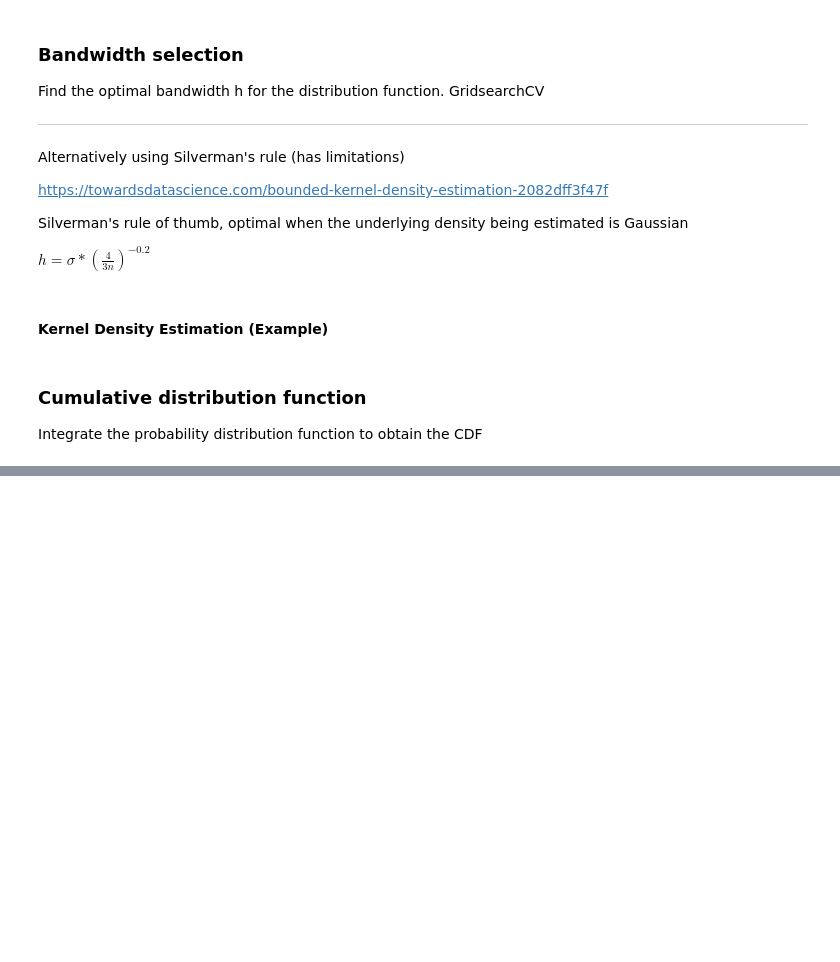
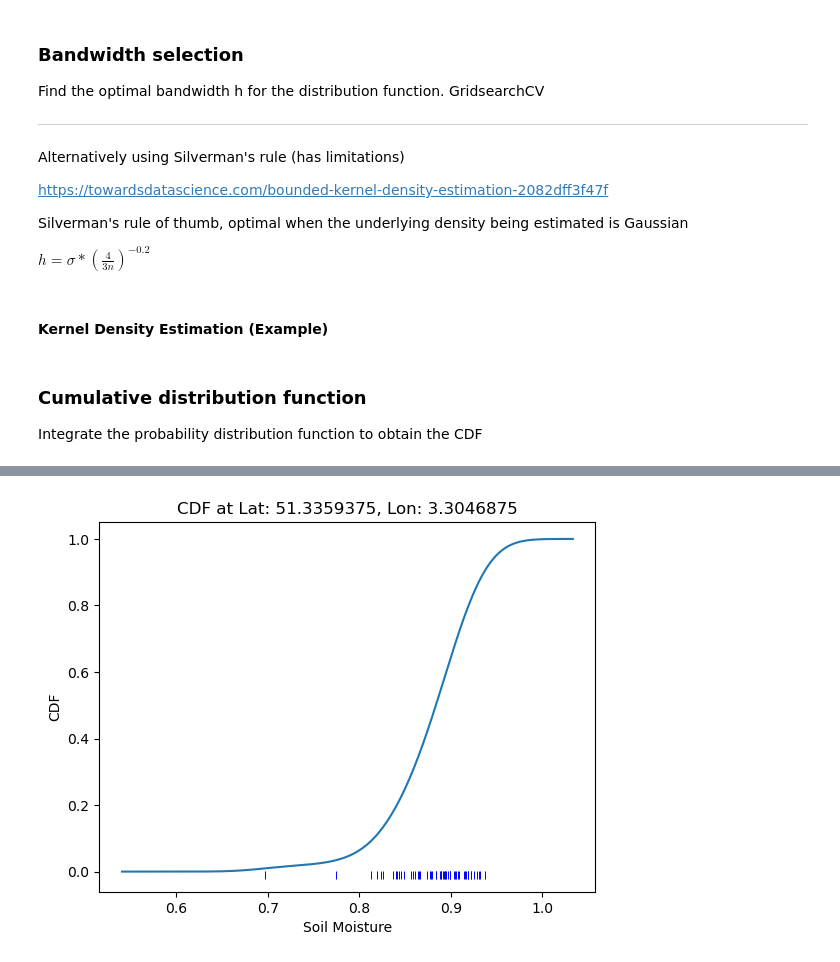
Before and after one commit to klekarkar/mHM_IO_dataprocessing, a Jupyter notebook: soilmoisture_anomalies.ipynb, the cells around one changed output, grey strips where cells are left out. Drawn from its saved outputs; the diff is of its cells as text; code cells hidden in the pictures; blank space fills up the shorter version.

```diff
--- a/soilmoisture_anomalies.ipynb
+++ b/soilmoisture_anomalies.ipynb
@@ -168,23 +173,0 @@ data_summer_avg['SM_L02'][5].plot(vmin=0.6, vmax=0.99, cmap='viridis_r')
-# %%
-#loop through all the cells and calculate the cdf for each cell
-cdf_values = []
-
-for i in range(0, len(data_summer_avg.lon[0:10])):
-    for j in range(0, len(data_summer_avg.lat[0:10])):
-        sample_ts = data_summer_avg['SM_Lall'].sel(lon=data_summer_avg.lon[i], lat=data_summer_avg.lat[j], method='nearest')
-        ts_df = sample_ts.to_dataframe().drop(columns=['lat', 'lon'])
-        soil_moisture = ts_df.values[:,0]
-        x = np.linspace(soil_moisture.min() * 0.8, soil_moisture.max() * 1.1, 1000)
-        #compute optimal bandwidth
-        optimal_h = compute_optimal_h(soil_moisture)
-        # kernel density estimation
-        kde = KernelDensity(bandwidth=optimal_h, kernel='gaussian')
-        if np.isnan(soil_moisture).all():
-            cdf_values.append(np.nan)
-            continue
-
-        kde.fit(soil_moisture[:, None])
-        logprob = kde.score_samples(x[:, None])
-        prob_density = np.exp(logprob)
-        cdf = np.cumsum(prob_density) * (x[1] - x[0])
-        cdf_values.append(cdf)
@@ -252,0 +219,20 @@ cdf_values = compute_cdf(mhm_fluxes_mon['SM_Lall'], optimal_h=0.2, month=6)
+# %%
+lat_idx = 10
+lon_idx = 50
+#extract sm values for the selected grid cell
+sample_ts = data_summer_avg['SM_L02'].sel(lon=data_summer_avg.lon[lon_idx], lat=data_summer_avg.lat[lat_idx], method='nearest')
+ts_df = sample_ts.to_dataframe()
+soil_moisture = ts_df['SM_L02'].values
+
+
+plt.plot(cdf_x, cdf_array[lat_idx, lon_idx, :])
+#plot soil moisture values
+plt.plot(soil_moisture, np.full_like(soil_moisture, -0.01), '|b', markeredgewidth=0.7)
+
+
+plt.title(f"CDF at Lat: {data_summer_avg.lat[lat_idx].values}, Lon: {data_summer_avg.lon[lon_idx].values}")
+plt.xlabel("Soil Moisture")
+plt.ylabel("CDF")
+plt.show()
+# %% [output]
+[figure, added]
```
Also changed, not shown: parts of 11 cells of this notebook.
